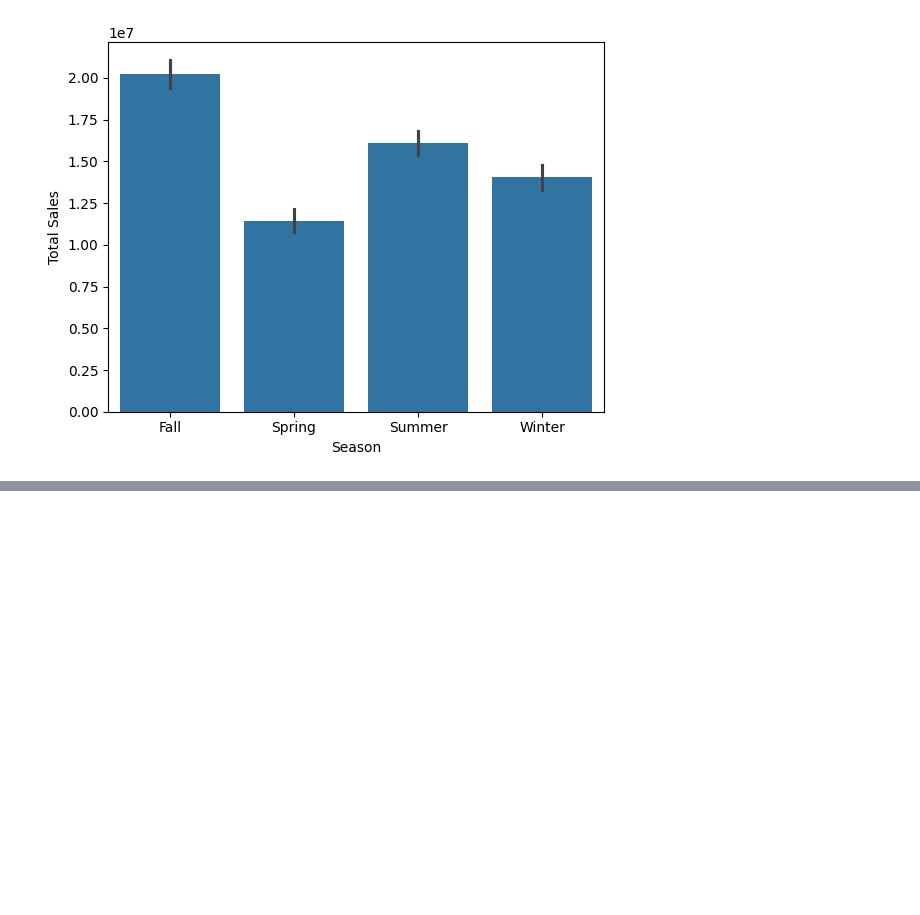
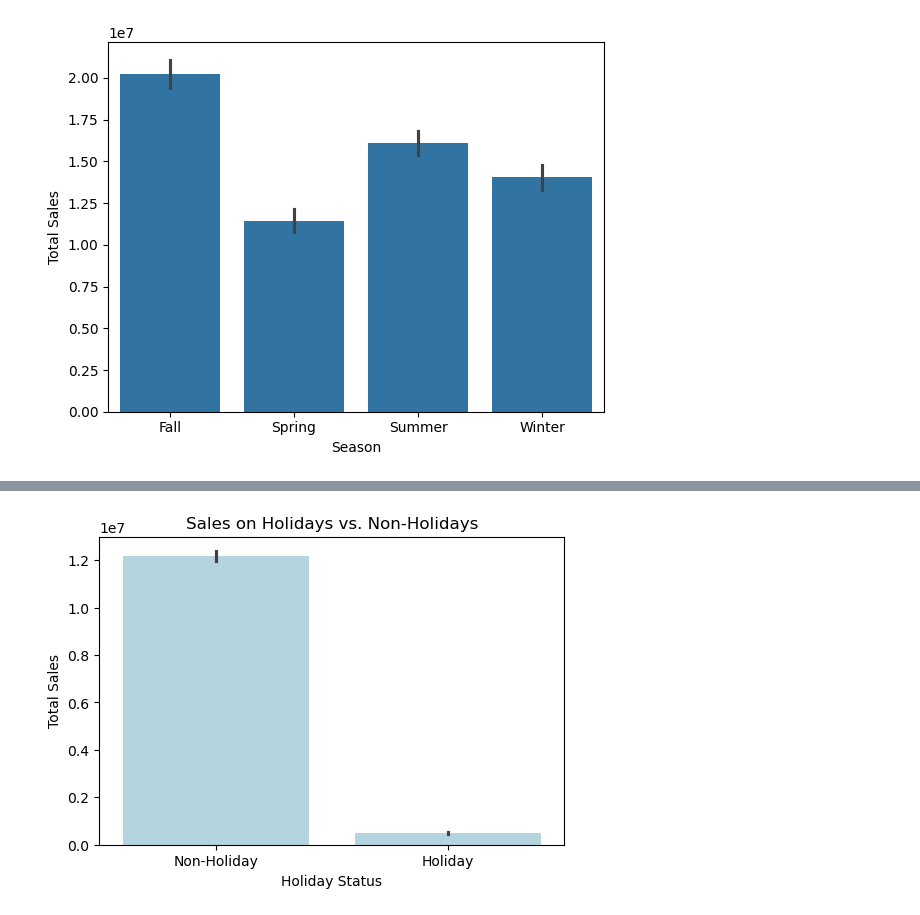
Before and after one commit to MohamedElbadawy1/Sales-and-Demand-Forecasting, a Jupyter notebook: SalesForecasting.ipynb, the cells around one changed output, grey strips where cells are left out. Saved outputs shown, nothing was run; the diff lists cells and outputs as text; code cells hidden in the pictures; blank space fills up the shorter version.

```diff
--- a/SalesForecasting.ipynb
+++ b/SalesForecasting.ipynb
@@ -729,0 +991,10 @@ plt.show()
+# %%
+plt.figure(figsize=(6,4))
+sns.barplot(x="Is_Holiday", y="Sales", data=sales, estimator=sum, color="lightblue")
+plt.title("Sales on Holidays vs. Non-Holidays")
+plt.xlabel("Holiday Status")
+plt.ylabel("Total Sales")
+plt.xticks([0, 1], ["Non-Holiday", "Holiday"])
+plt.show()
+# %% [output]
+[figure, added]
```
Also changed, not shown: parts of 31 cells of this notebook.
